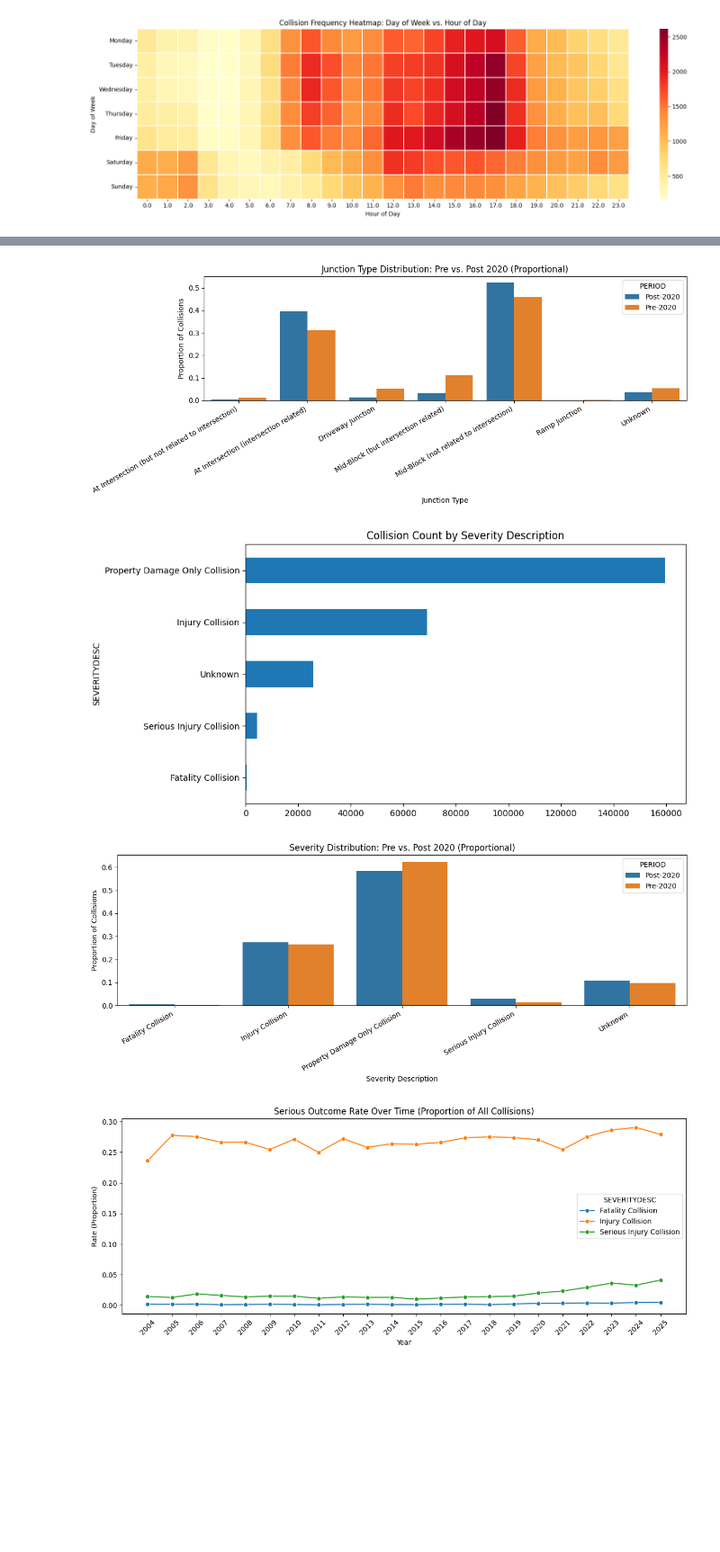
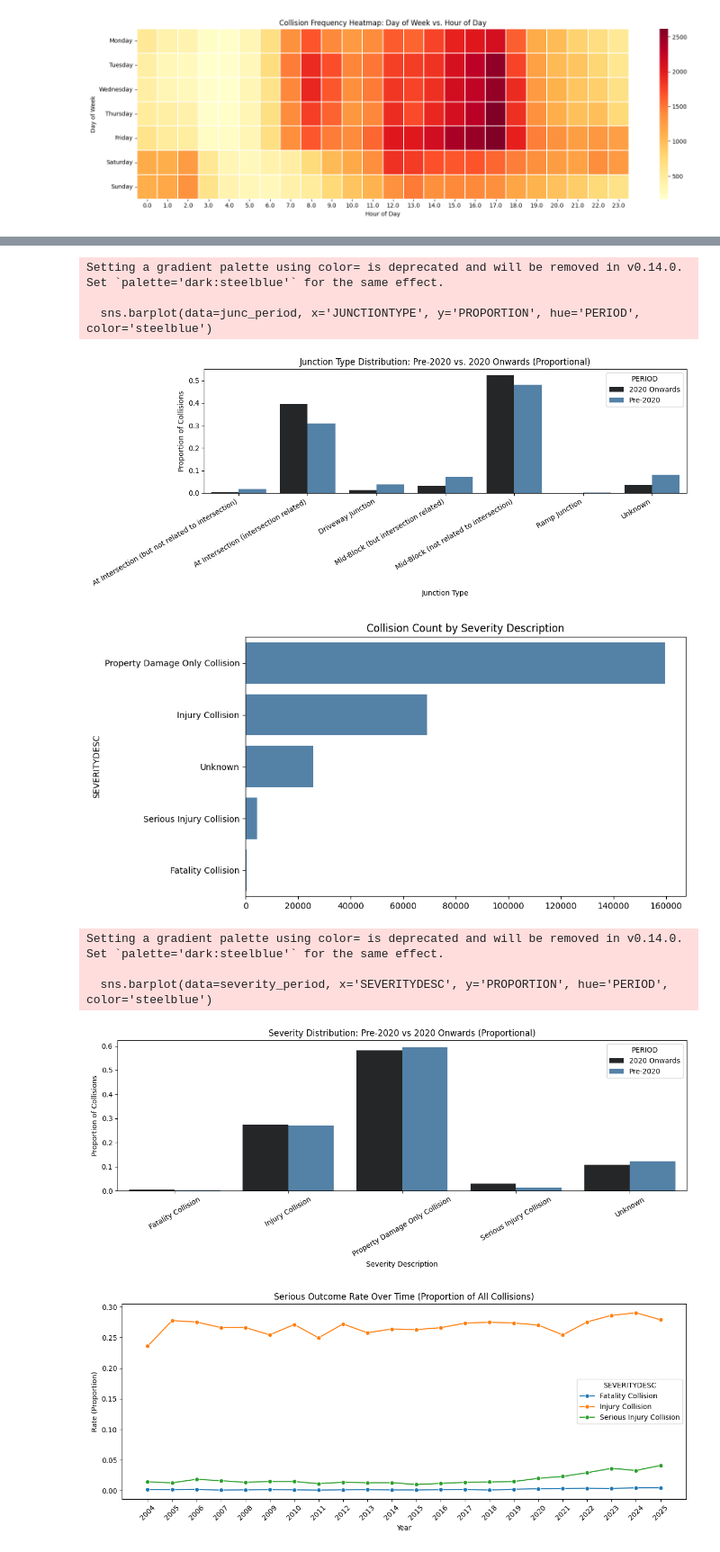
Before and after one commit to trenton-pham/Seattle-Collision-Analysis, a Jupyter notebook: eda.ipynb, the cells around one changed output, grey strips where cells are left out. Shown at 90% size. Cells and saved outputs as stored; diff of their text form; code cells hidden in the pictures; blank space fills up the shorter version.

```diff
--- a/eda.ipynb
+++ b/eda.ipynb
@@ -96,50 +105,57 @@ plt.show()
 # %%
-gdf['PERIOD'] = gdf['YEAR'].apply(lambda y: 'Post-2020' if y >= 2020 else 'Pre-2020')
+gdf_filtered = gdf[gdf['YEAR'] >= 2015].copy()
+gdf_filtered['PERIOD'] = gdf_filtered['YEAR'].apply(lambda y: 'Pre-2020' if y < 2020 else '2020 Onwards')
 
 junc_period = (
-    gdf.groupby(['PERIOD', 'JUNCTIONTYPE'])
+    gdf_filtered.groupby(['PERIOD', 'JUNCTIONTYPE'])
     .size()
     .reset_index(name='COUNT')
 )
 junc_period['PROPORTION'] = junc_period.groupby('PERIOD')['COUNT'].transform(lambda x: x / x.sum())
 
 plt.figure(figsize=(12, 5))
-sns.barplot(data=junc_period, x='JUNCTIONTYPE', y='PROPORTION', hue='PERIOD')
-plt.title('Junction Type Distribution: Pre vs. Post 2020 (Proportional)')
+sns.barplot(data=junc_period, x='JUNCTIONTYPE', y='PROPORTION', hue='PERIOD', color='steelblue')
+plt.title('Junction Type Distribution: Pre-2020 vs. 2020 Onwards (Proportional)')
 plt.xlabel('Junction Type')
 plt.ylabel('Proportion of Collisions')
 plt.xticks(rotation=30, ha='right')
 plt.tight_layout()
 plt.show()
 # %% [output]
+Setting a gradient palette using color= is deprecated and will be removed in v0.14.0. Set `palette='dark:steelblue'` for the same effect.
+
+  sns.barplot(data=junc_period, x='JUNCTIONTYPE', y='PROPORTION', hue='PERIOD', color='steelblue')
-[figure, old version]
+[figure, new version]
 # %%
 plt.figure(figsize=(10,5))
-gdf_sev = gdf.groupby('SEVERITYDESC').size().sort_values(ascending=True)
-gdf_sev.plot(kind='barh')
+gdf_sev = gdf.groupby('SEVERITYDESC').size().sort_values(ascending=False)
+sns.barplot(y=gdf_sev.index, x=gdf_sev.values, color='steelblue')
 plt.title('Collision Count by Severity Description')
 plt.tight_layout()
 plt.show()
 # %% [output]
-[figure, old version]
+[figure, new version]
 # %%
 severity_period = (
-    gdf.groupby(['PERIOD', 'SEVERITYDESC'])
+    gdf_filtered.groupby(['PERIOD', 'SEVERITYDESC'])
     .size()
     .reset_index(name='COUNT')
 )
 severity_period['PROPORTION'] = severity_period.groupby('PERIOD')['COUNT'].transform(lambda x: x / x.sum())
 
 plt.figure(figsize=(12, 5))
-sns.barplot(data=severity_period, x='SEVERITYDESC', y='PROPORTION', hue='PERIOD')
-plt.title('Severity Distribution: Pre vs. Post 2020 (Proportional)')
+sns.barplot(data=severity_period, x='SEVERITYDESC', y='PROPORTION', hue='PERIOD', color='steelblue')
+plt.title('Severity Distribution: Pre-2020 vs 2020 Onwards (Proportional)')
 plt.xlabel('Severity Description')
 plt.ylabel('Proportion of Collisions')
-plt.xticks(rotation=30, ha='right')
+plt.xticks(rotation=30)
 plt.tight_layout()
 plt.show()
 # %% [output]
+Setting a gradient palette using color= is deprecated and will be removed in v0.14.0. Set `palette='dark:steelblue'` for the same effect.
+
+  sns.barplot(data=severity_period, x='SEVERITYDESC', y='PROPORTION', hue='PERIOD', color='steelblue')
-[figure, old version]
+[figure, new version]
 # %%
 severity_year = (
     gdf.groupby(['YEAR', 'SEVERITYDESC'])
```
Also changed, not shown: parts of 9 cells of this notebook, 2 other files.
